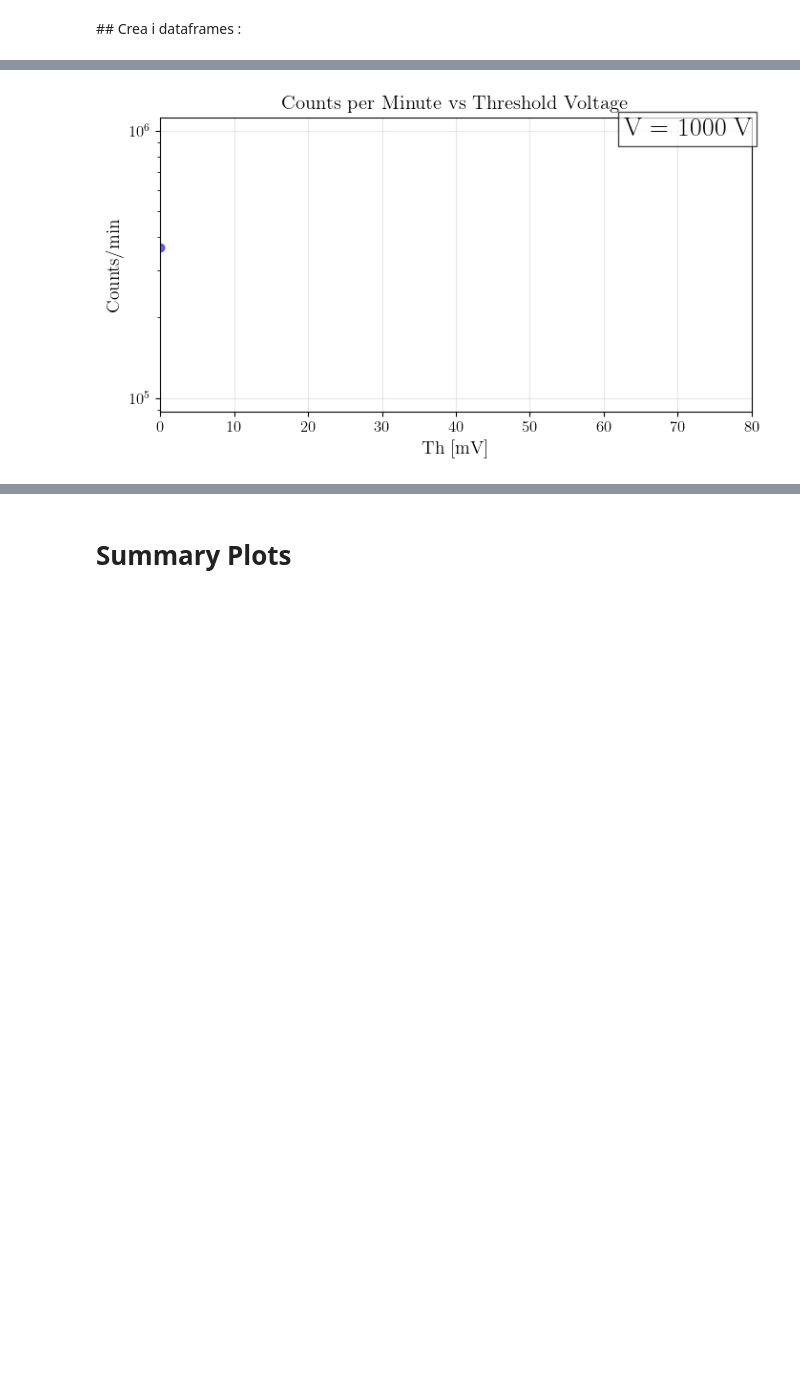
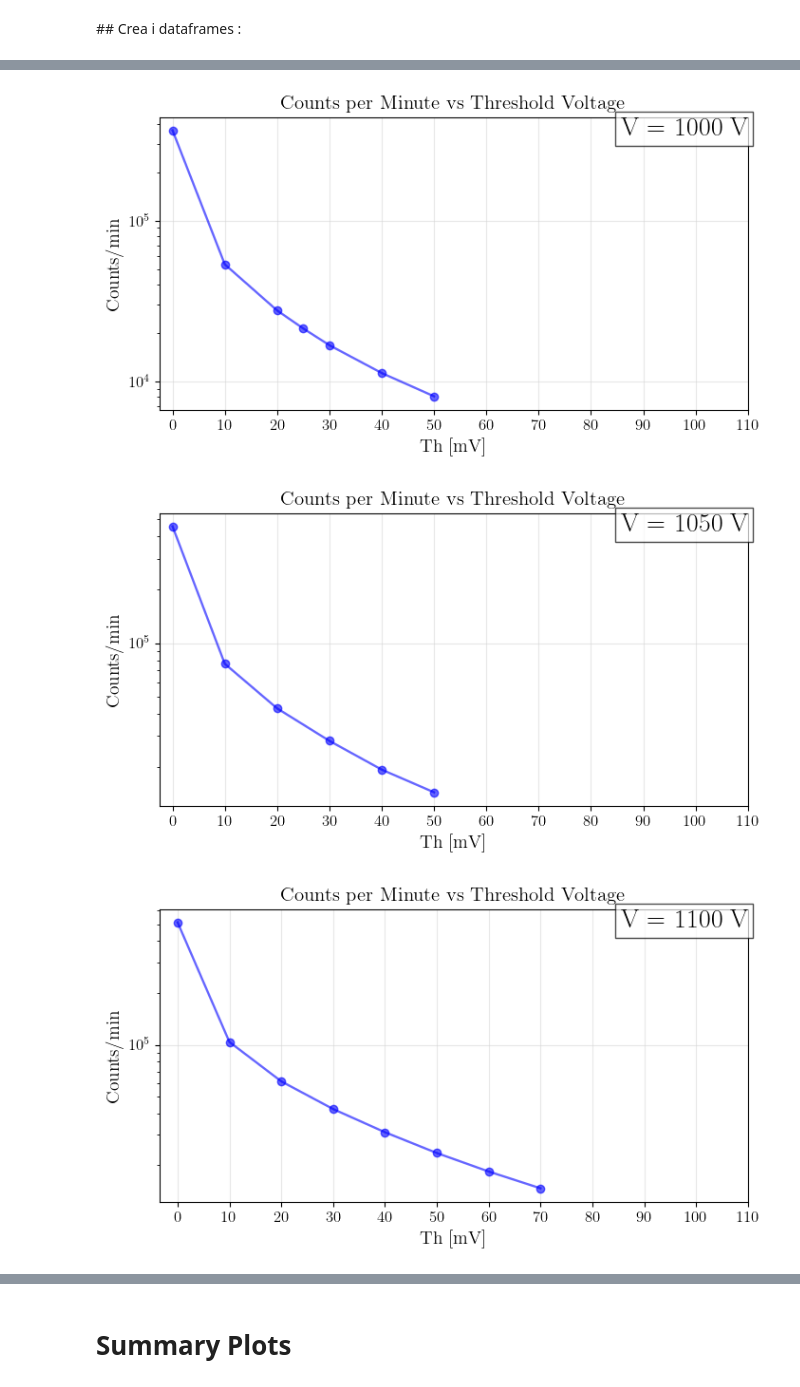
Before and after one commit to elisabreviglieri/muoni_lab, a Jupyter notebook: Efficienza_Scintillatori_Final.ipynb, the cells around one changed output, grey strips where cells are left out. Drawn from its saved outputs; the diff is of its cells as text; code cells hidden in the pictures; blank space fills up the shorter version.

```diff
--- a/Efficienza_Scintillatori_Final.ipynb
+++ b/Efficienza_Scintillatori_Final.ipynb
@@ -142,18 +142,18 @@ data_4 = {
 df_4 = pd.DataFrame(data_4)
 # %%
 data_5 = {
-        'V [V]': np.full(1, 1200),
-        'Th [meV]' : [],
+        'V [V]': np.full(2, 1200),
+        'Th [meV]' : [0, 10, 30, ],
 
-        'N_singole_1': [],
-        'N_singole_2': [],
-        'N_singole_3': [],
+        'N_singole_1': [732709, 424535, ],
+        'N_singole_2': [11246, 11141, ],
+        'N_singole_3': [13722, 13794, ],
 
-        'N_doppie_12' : [],
-        'N_doppie_13' : [],
-        'N_doppie_23' : [],
+        'N_doppie_12' : [7132, 7080, ],
+        'N_doppie_13' : [7434, 7331, ],
+        'N_doppie_23' : [5822, 5881, ],
 
-        'N_triple' : [],
+        'N_triple' : [5788, 5842, ],
 }
 df_5 = pd.DataFrame(data_5)
 # %%
@@ -176,7 +176,7 @@ df_6 = pd.DataFrame(data_6)
 # Calcola le coincidenze accidentali :
 delta_t = 50*10**(-9) # s
 
-dataframes = [df_1]  # List of DataFrames
+dataframes = [df_1, df_2, df_3, df_4, df_5]  # List of DataFrames
 results = {}  # Dictionary to store results
 
 for i, df in enumerate(dataframes, start=1):  # Loop through DataFrames with an index
@@ -221,7 +221,7 @@ for df in dataframes:
 # %%
 # Per rendere il confronto tra efficienze più facili, creo un dataframe le cui colonne saranno solo
 # i valori delle efficienze :
-dataframes = [df_1]  # List of DataFrames
+dataframes = [df_1, df_2, df_3, df_4, df_5]  # List of DataFrames
 epsilon_data = {}  # Dictionary to store epsilon_1 values for comparison
 
 for i, df in enumerate(dataframes, start=1):  # Loop through DataFrames
@@ -242,7 +253,7 @@ epsilon_df
 # %%
 # Plot the data - questo per i "plateau" (non ce li aspettiamo per questo rivelatore) :
-dataframes = [df_1]
-voltages = [1000, ]  # Corresponding voltages for each DataFrame
+dataframes = [df_1, df_2, df_3, df_4, df_5]
+voltages = [1000, 1050, 1100, 1150, 1200]  # Corresponding voltages for each DataFrame
 
 
 for i, (df, voltage) in enumerate(zip(dataframes, voltages), start=1):
@@ -251,32 +262,34 @@ for i, (df, voltage) in enumerate(zip(dataframes, voltages), start=1):
     # Plot the data
     plt.plot(
         df['Th [meV]'], df['N_singole_1'],
         linestyle='-', marker='o', linewidth=1.7, color='b', alpha=0.6
     )
 
     # Add titles and labels
     plt.title('Counts per Minute vs Threshold Voltage', fontsize=15)
     plt.xlabel('Th [mV]', fontsize=14)
     plt.ylabel('Counts/min', fontsize=14)
 
     # Use a logarithmic scale for the y-axis
     plt.yscale('log')
 
     # Grid and tick settings
     plt.grid(True, color='lightgray', alpha=0.5)
     plt.xticks(
-        ticks=[0, 10, 20, 30, 40, 50, 60, 70, 80],
+        ticks=[0, 10, 20, 30, 40, 50, 60, 70, 80, 90, 100, 110],
         fontsize=12
     )
     plt.yticks(fontsize=12)
 
     plt.text(
         1, 1, f'V = {voltage} V',
         fontsize=20, bbox=dict(facecolor='white', alpha=0.7, edgecolor='black'),
         transform=plt.gca().transAxes, ha='right', va='top'  # Position at the upper-right corner
     )
 
     # Show the plot
     plt.show()
 # %% [output]
-[figure, old version]
+[figure, new version]
+[figure, added]
+[figure, added]
```
Also changed, not shown: parts of 9 cells of this notebook.
